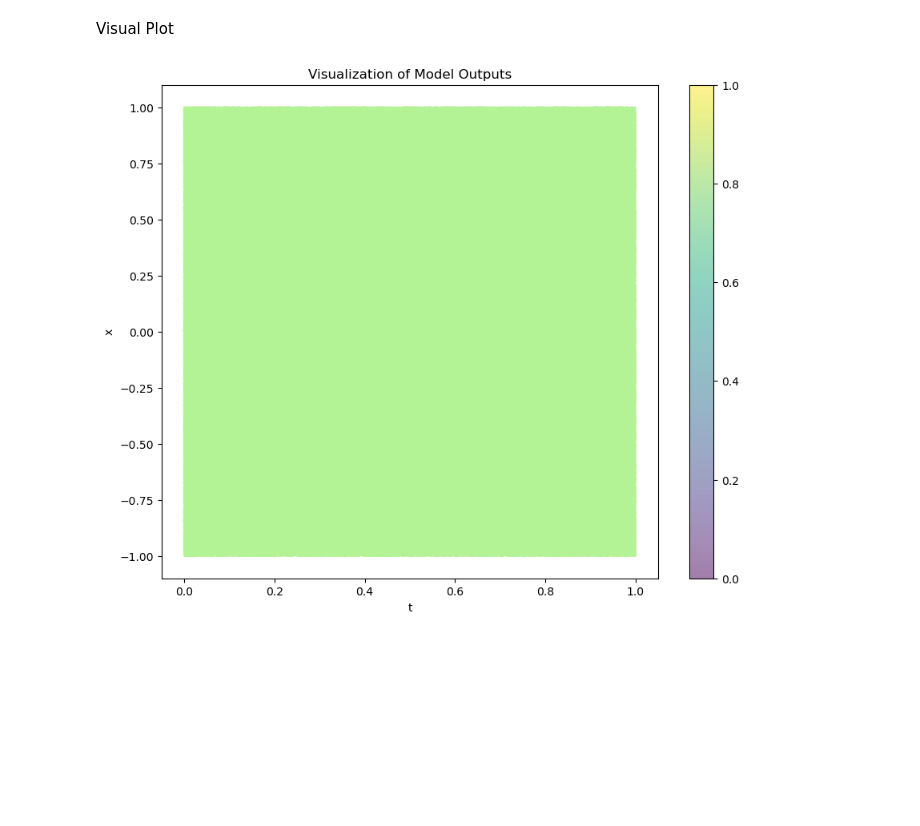
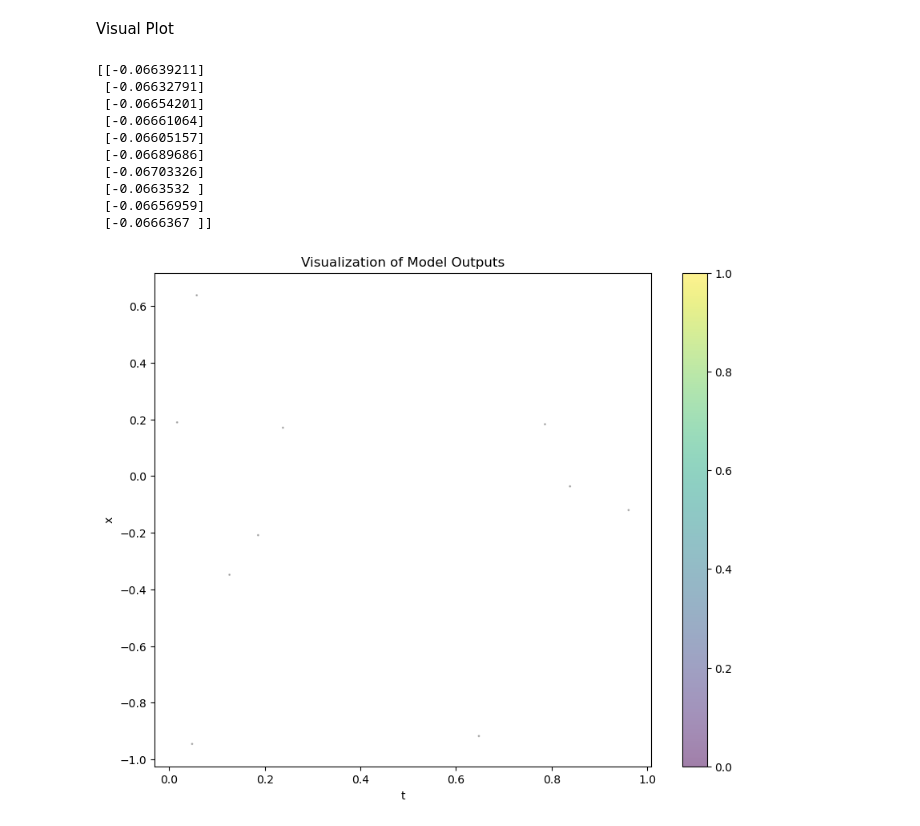
Before and after one commit to Lapisbird/Research1, a Jupyter notebook: PINN 1 - Nonlinear PDEs/PINN.ipynb, the cells around one changed output. Cells and saved outputs as stored; diff of their text form; code cells hidden in the pictures; blank space fills up the shorter version.

```diff
--- a/PINN 1 - Nonlinear PDEs/PINN.ipynb
+++ b/PINN 1 - Nonlinear PDEs/PINN.ipynb
@@ -264,29 +268,40 @@ Model saved!
 Visual Plot
 # %%
 # 1. Generate Random Points
-num_points = 1000000
+num_points = 10
 t_values = np.random.rand(num_points)
 x_values = np.random.uniform(-1, 1, num_points)
 points = np.vstack((t_values, x_values)).T
 points_tensor = torch.tensor(points, dtype=torch.float32).to(device)
 
 # 2. Feed the Points through the Model
 with torch.no_grad():
     model_outputs = pinn(points_tensor).cpu().numpy()
+    print(model_outputs)
 
 # Normalize the model outputs to be between 0 and 1 for color mapping
 normalized_outputs = (model_outputs - (-1)) / (1 - (-1))
 
 # 3. Color Mapping
-colors = plt.cm.rainbow(normalized_outputs.squeeze())
+colors = plt.cm.gray(normalized_outputs.squeeze()) # Change to grayscale
 
 # 4. Plotting
 plt.figure(figsize=(10, 8))
 plt.scatter(t_values, x_values, c=colors, s=1, alpha=0.5)
 plt.xlabel("t")
 plt.ylabel("x")
 plt.colorbar()
 plt.title("Visualization of Model Outputs")
 plt.show()
 # %% [output]
+[[-0.06639211]
+ [-0.06632791]
+ [-0.06654201]
+ [-0.06661064]
+ [-0.06605157]
+ [-0.06689686]
+ [-0.06703326]
+ [-0.0663532 ]
+ [-0.06656959]
+ [-0.0666367 ]]
-[figure, old version]
+[figure, new version]
```
Also changed, not shown: parts of 4 cells of this notebook, 16 other files.
